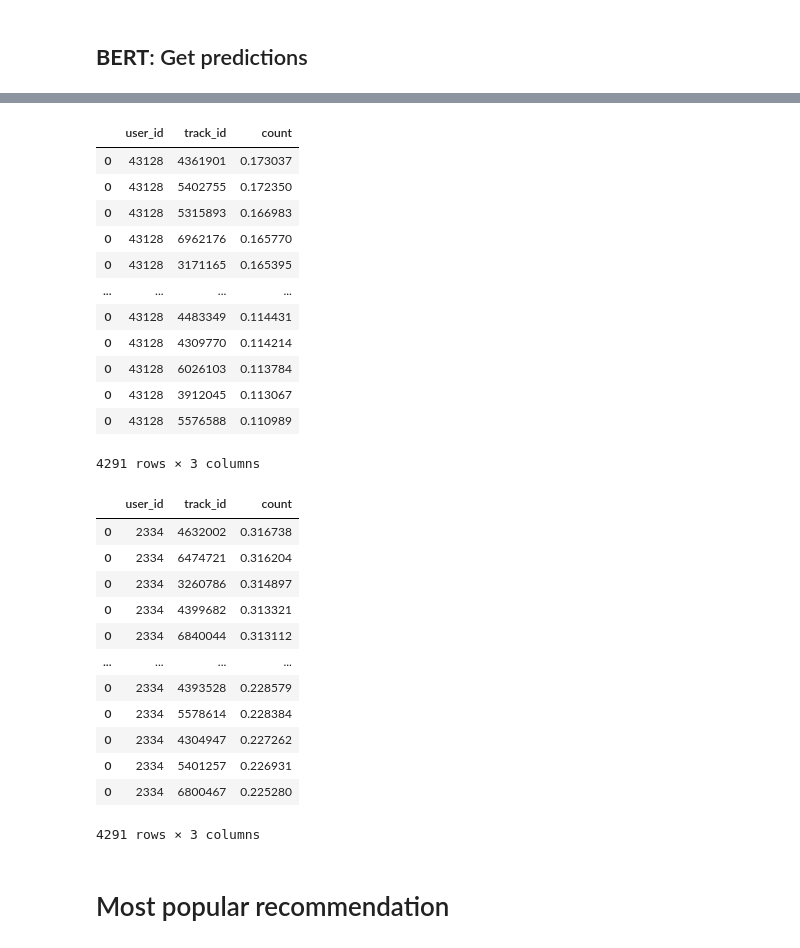
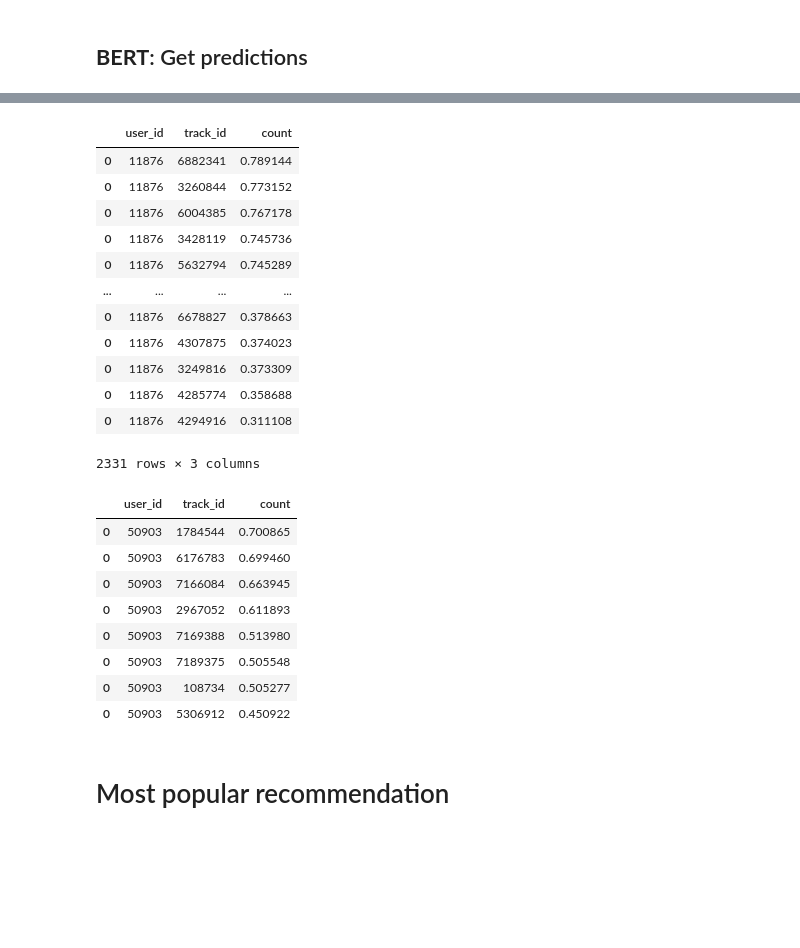
Before and after one commit to Katrin-Leberfinger/Hybrid-gender-debiased-music-recommendation, a Jupyter notebook: AI_MasterThesis_Recommendations_LFM2b.ipynb, the cells around one changed output, grey strips where cells are left out. Cells and saved outputs as stored; diff of their text form; code cells hidden in the pictures; blank space fills up the shorter version.

```diff
--- a/AI_MasterThesis_Recommendations_LFM2b.ipynb
+++ b/AI_MasterThesis_Recommendations_LFM2b.ipynb
@@ -287,14 +298,21 @@ selected_user = random.sample(list(data_interaction_test.user_id.unique()), 100)
 data_interaction_test = data_interaction_test.loc[(data_interaction_test.user_id.isin(selected_user))]
 # %%
 # itermin solution (maybe change later)
+selected_user = []
 for user_id,df in data_interaction_test.groupby('user_id'):
- # df = df.append(data_interaction_one[data_interaction_one.user_id == user_id])
-  df_tmp = df.merge(data_tracks_tags_lyrics[['track_id']].drop_duplicates(), how = 'right').drop_duplicates()
-  neg_list = list(df_tmp.loc[df_tmp.isna().any(axis=1),].track_id.values)
-  df_neg = pd.DataFrame({'user_id': user_id, 'track_id':neg_list, 'count':0})
-  data_interaction_test=data_interaction_test.append(df_neg)
+  if df['count'].sum() > 10:
+    df = df.append(data_interaction_one[data_interaction_one.user_id == user_id])
+    df_tmp = df.merge(data_tracks_tags_lyrics[['track_id']].drop_duplicates(), how = 'right').drop_duplicates()
+    neg_list = list(df_tmp.loc[df_tmp.isna().any(axis=1),].track_id.values)
+    df_neg = pd.DataFrame({'user_id': user_id, 'track_id':neg_list, 'count':0})
+    data_interaction_test=data_interaction_test.append(df_neg)
+    selected_user.append(user_id)
+
 
 data_interaction_test = data_interaction_test[['user_id', 'track_id', 'count']].merge(data_tracks_tags_lyrics[['track_id', 'lyrics_cleaned', 'tags', 'abstract']], on = 'track_id', how = 'left').drop_duplicates()
+# %%
+selected_user = random.sample(selected_user, 50)
+data_interaction_test = data_interaction_test.loc[(data_interaction_test.user_id.isin(selected_user))]
 # %%
 data_interaction_test[['track_id']] = data_interaction_test[['track_id']].astype(int)
 # %%
@@ -437,7 +455,7 @@ import numpy as np
 item_text_embeddings_size = 128
 user_embeddings_size = 10
 item_embeddings_size = 10#128
-text_col = 'lyrics_cleaned'#abstract'
+text_col = 'tags'#abstract'
 
 tokenizer = BertTokenizer.from_pretrained('prajjwal1/bert-tiny')
 #tokenizer = AutoTokenizer.from_pretrained(MODEL_NAME)
@@ -467,7 +485,7 @@ from transformers import get_linear_schedule_with_warmup
 
 model = model_bert.to(device)
 
-num_epochs=3
+num_epochs=5
 batch_size=32
 
 dataloader_train=DataLoader(dataset=dataset_train,batch_size=batch_size)
@@ -491,7 +509,6 @@ scheduler = get_linear_schedule_with_warmup(
 loss_train = []
 loss_val = []
 
-i = 0
 
 for e in range(num_epochs):
 
@@ -519,11 +536,6 @@ for e in range(num_epochs):
 
         # backward propagation
         outputs = model(inputs)
-        if i % 2000 == 0:
-          print(outputs.min())
-          print(outputs.max())
-          print("------")
-        i = i+1
 
         loss = criterion(outputs, targets.to(device))
         optimizer.zero_grad()
@@ -654,33 +661,29 @@ for data in dataloader_test:
 # %%
-res[res.user_id == 43128].sort_values('count', ascending = False)#.head(10)
+res[(res.user_id == 11876)].sort_values('count', ascending = False)#.head(10)
 # %% [output]
 |  | user_id | track_id | count |
-| 0 | 43128 | 4361901 | 0.173037 |
-| 0 | 43128 | 5402755 | 0.172350 |
-| 0 | 43128 | 5315893 | 0.166983 |
-| 0 | 43128 | 6962176 | 0.165770 |
-| 0 | 43128 | 3171165 | 0.165395 |
+| 0 | 11876 | 6882341 | 0.789144 |
+| 0 | 11876 | 3260844 | 0.773152 |
+| 0 | 11876 | 6004385 | 0.767178 |
+| 0 | 11876 | 3428119 | 0.745736 |
+| 0 | 11876 | 5632794 | 0.745289 |
 | ... | ... | ... | ... |
-| 0 | 43128 | 4483349 | 0.114431 |
-| 0 | 43128 | 4309770 | 0.114214 |
-| 0 | 43128 | 6026103 | 0.113784 |
-| 0 | 43128 | 3912045 | 0.113067 |
-| 0 | 43128 | 5576588 | 0.110989 |
+| 0 | 11876 | 6678827 | 0.378663 |
+| 0 | 11876 | 4307875 | 0.374023 |
+| 0 | 11876 | 3249816 | 0.373309 |
+| 0 | 11876 | 4285774 | 0.358688 |
+| 0 | 11876 | 4294916 | 0.311108 |
-4291 rows × 3 columns
+2331 rows × 3 columns
 # %%
-res[res.user_id == 2334].sort_values('count', ascending = False)#.head(10)
+res[res.user_id == 50903].sort_values('count', ascending = False)#.head(10)
 # %% [output]
 |  | user_id | track_id | count |
-| 0 | 2334 | 4632002 | 0.316738 |
-| 0 | 2334 | 6474721 | 0.316204 |
-| 0 | 2334 | 3260786 | 0.314897 |
-| 0 | 2334 | 4399682 | 0.313321 |
-| 0 | 2334 | 6840044 | 0.313112 |
-| ... | ... | ... | ... |
-| 0 | 2334 | 4393528 | 0.228579 |
-| 0 | 2334 | 5578614 | 0.228384 |
-| 0 | 2334 | 4304947 | 0.227262 |
-| 0 | 2334 | 5401257 | 0.226931 |
-| 0 | 2334 | 6800467 | 0.225280 |
+| 0 | 50903 | 1784544 | 0.700865 |
+| 0 | 50903 | 6176783 | 0.699460 |
+| 0 | 50903 | 7166084 | 0.663945 |
+| 0 | 50903 | 2967052 | 0.611893 |
+| 0 | 50903 | 7169388 | 0.513980 |
+| 0 | 50903 | 7189375 | 0.505548 |
+| 0 | 50903 | 108734 | 0.505277 |
+| 0 | 50903 | 5306912 | 0.450922 |
-4291 rows × 3 columns
 # %%
```
Also changed, not shown: parts of 20 cells of this notebook.
